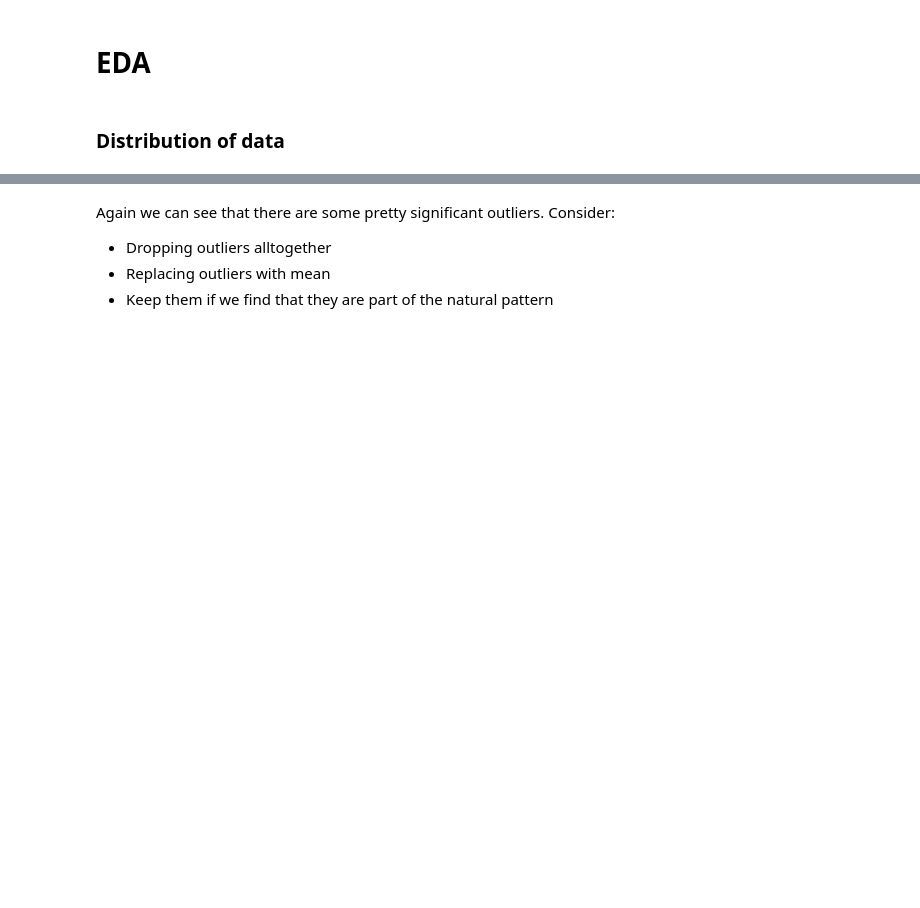
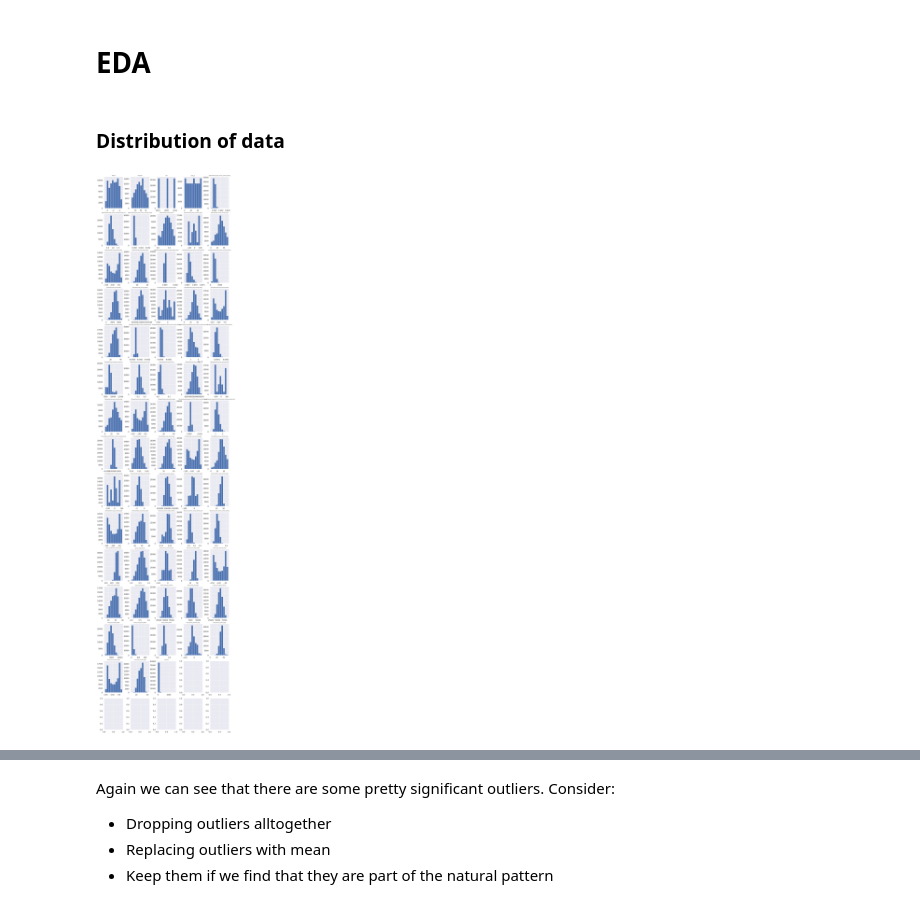
Before and after one commit to Lucamiras/kaggle_rwanda_emissions, a Jupyter notebook: rwanda-emissions.ipynb, the cells around one changed output, grey strips where cells are left out. Drawn from its saved outputs; the diff is of its cells as text; code cells hidden in the pictures; blank space fills up the shorter version.

```diff
--- a/rwanda-emissions.ipynb
+++ b/rwanda-emissions.ipynb
@@ -56,12 +82,15 @@ df2.head(10)
 # %%
 fig, axs = plt.subplots(15,5,figsize=(12,50))
 fig.subplots_adjust(hspace=0.5)
+fig.tight_layout()
 
 axs = axs.flatten()
 
 for i, column in enumerate(df.describe().columns):
     axs[i].hist(df[column])
     axs[i].set_title(column,size=6)
+# %% [output]
+[figure, added]
 # %%
 df2['year_week'] = pd.to_datetime(df2['year'].astype(str) + df['week_no'].astype(str) + '0', format='%G%V%w')
 df2['LAT_LON'] = df2['latitude'].astype('string') + '_' + df2['longitude'].astype('string')
```
Also changed, not shown: parts of 25 cells of this notebook.
